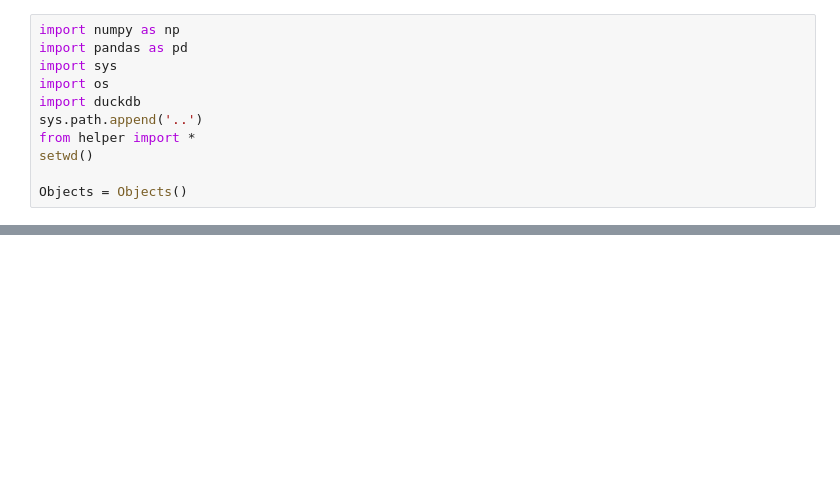
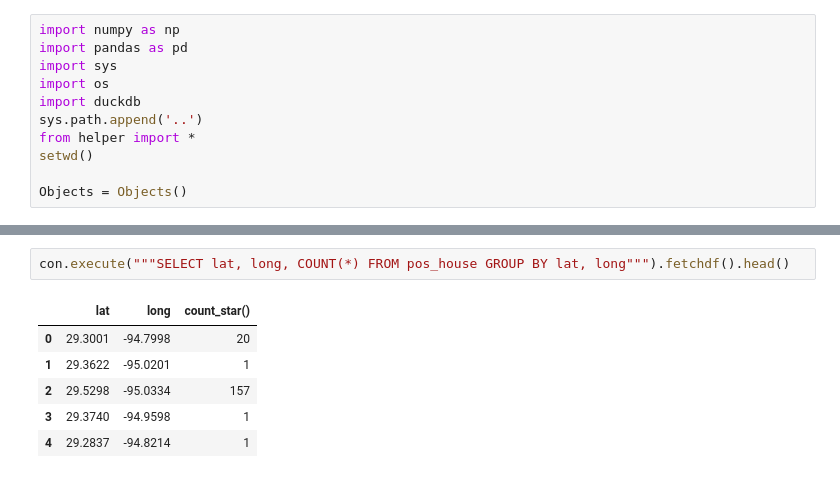
Before and after one commit to adriamd/ADSDB_project1, a Jupyter notebook: notebooks/exploitation.ipynb, the cells around one changed output, grey strips where cells are left out. Drawn from its saved outputs; the diff is of its cells as text; blank space fills up the shorter version.

```diff
--- a/notebooks/exploitation.ipynb
+++ b/notebooks/exploitation.ipynb
@@ -144,0 +51,9 @@ df_housing.head()
+# %%
+con.execute("""SELECT lat, long, COUNT(*) FROM pos_house GROUP BY lat, long""").fetchdf().head()
+# %% [output]
+|  | lat | long | count_star() |
+| 0 | 29.3001 | -94.7998 | 20 |
+| 1 | 29.3622 | -95.0201 | 1 |
+| 2 | 29.5298 | -95.0334 | 157 |
+| 3 | 29.3740 | -94.9598 | 1 |
+| 4 | 29.2837 | -94.8214 | 1 |
```
Also changed, not shown: parts of 21 cells of this notebook, 2 other files.
